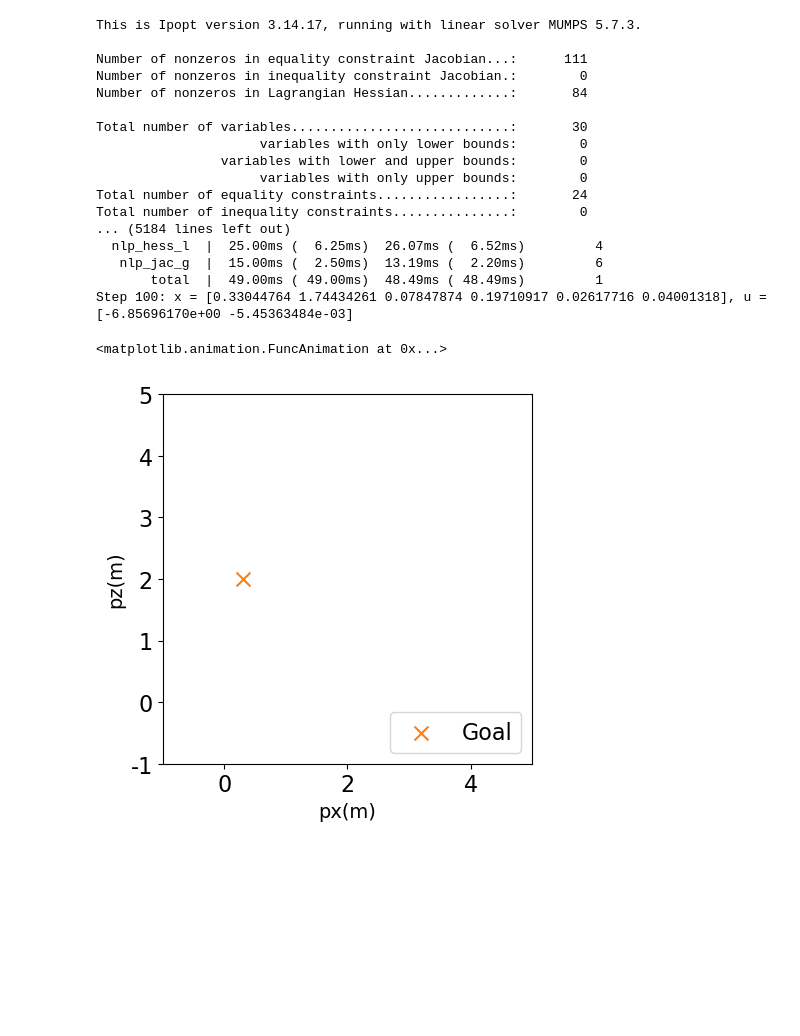
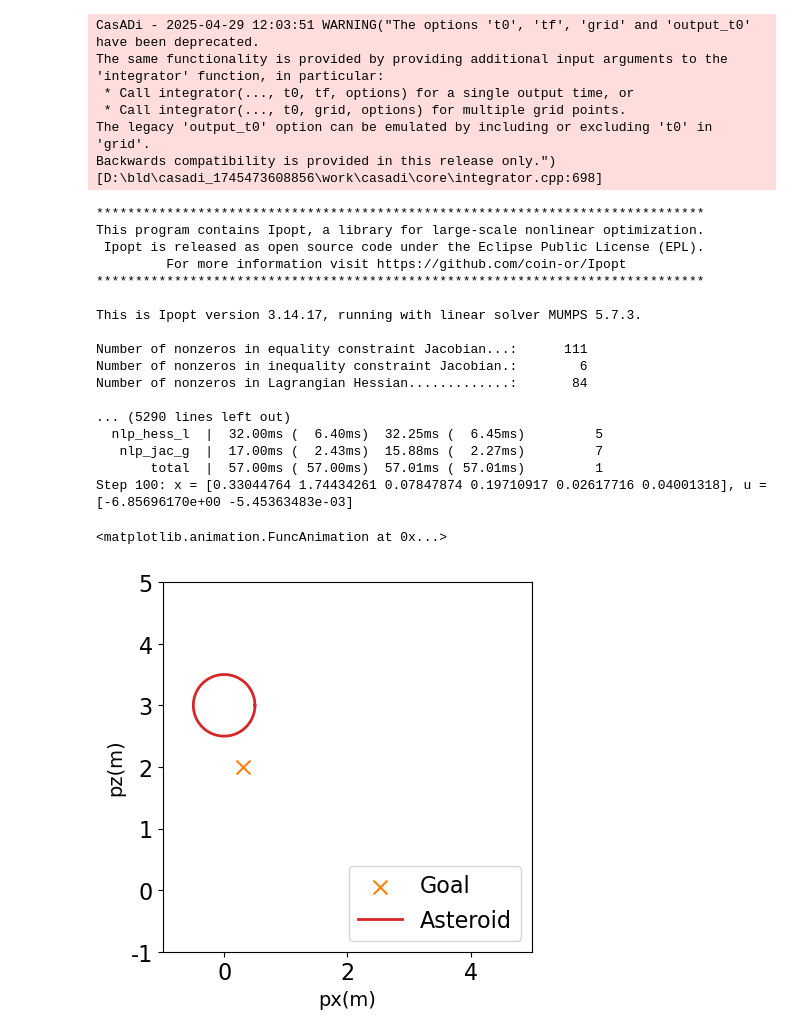
Before and after one commit to Gedlex/fpc-hackathon, a Jupyter notebook: astroid_avoidance_mpc.ipynb, the cells around one changed output. Cells and saved outputs as stored; diff of their text form; code cells hidden in the pictures; blank space fills up the shorter version.

Commit message:
MPC with asteroid avoidance

```diff
--- a/astroid_avoidance_mpc.ipynb
+++ b/astroid_avoidance_mpc.ipynb
@@ -86,6 +83,7 @@ class RocketXZMPCCtrl:
         # define optimization variables
         self.x = self.prob.variable(RocketXZConfig.nx, self._horizon+1)
         self.u = self.prob.variable(RocketXZConfig.nu, self._horizon)
+        self.asteroid_coords = self.prob.parameter(3)
         self.x_0 = self.prob.parameter(RocketXZConfig.nx)
 
         # define the objective
@@ -102,14 +100,14 @@ class RocketXZMPCCtrl:
             # system dynamics equality
             self.constraints += [self.x[:, i+1] == model.f_disc(self.x[:, i], self.u[:, i])]
 
-            # TODO: add more constraints here (e.g. asteroids)
-
+            # asteroids avoidance
+            self.constraints += [ca.norm_2(self.x[:2, i] - self.asteroid_coords[:2]) >= self.asteroid_coords[2]]
 
         self.prob.subject_to(self.constraints)
 
-
-    def compute_MPC_control(self, x: np.ndarray,):
+    def compute_MPC_control(self, x: np.ndarray, asteroid_coords: np.ndarray):
         self.prob.set_value(self.x_0, x)
+        self.prob.set_value(self.asteroid_coords, asteroid_coords)
         sol = self.prob.solve()
         u = sol.value(self.u[:, 0])
         return u
@@ -120,33 +118,58 @@ class RocketXZMPCCtrl:
 # %%
 sampling_time = 0.05
 sim_length = 100
 x_init = np.array([0., 1.0, 0.0, 0.0, 0., 0.])
 model = rocketXZModel.RocketXZModel(sampling_time)
 LQR = RocketXZLQRCtrl(sampling_time, model)
-controller = RocketXZMPCCtrl(sampling_time, model, horizon=3, x_equilibrium=np.array([0.3, 2.0, 0.0, 0.0, 0.0, 0.0]), u_equilibrium=LQR.u_equilibrium)
-x_trajectory, u_trajectory = model.simulateClosedLoop(sim_length, x_init, controller.compute_MPC_control)
-additional_lines_or_scatters = {"Goal": {"type": "scatter", "data": [[controller.x_equilibrium[0]], [controller.x_equilibrium[1]]], "color": "tab:orange", "s": 100, "marker":"x"}}
-model.animateSimulation(x_trajectory, u_trajectory, additional_lines_or_scatters=additional_lines_or_scatters)
+controller = RocketXZMPCCtrl(sampling_time, model, horizon=10, x_equilibrium=np.array([0.3, 2.0, 0.0, 0.0, 0.0, 0.0]), u_equilibrium=LQR.u_equilibrium)
+x_trajectory, u_trajectory, asteroid = model.simulateClosedLoop(sim_length, x_init, controller.compute_MPC_control)
+theta = np.linspace(0, 2 * np.pi, 100)
+asteroid_circle = np.array([
+        asteroid[0] + asteroid[2] * np.cos(theta),
+        asteroid[1] + asteroid[2] * np.sin(theta)
+    ])
+
+additional_lines_or_scatters = {
+    "Goal": {
+        "type": "scatter",
+        "data": [[controller.x_equilibrium[0]], [controller.x_equilibrium[1]]],
+        "color": "tab:orange",
+        "s": 100,
+        "marker": "x"
+    },
+    "Asteroid": {
+        "type": "line",
+        "data": asteroid_circle,
+        "color": "tab:red"
+    }
+}
+model.animateSimulation(x_trajectory, u_trajectory, additional_lines_or_scatters=additional_lines_or_scatters, )
 # %% [output]
-This is Ipopt version 3.14.17, running with linear solver MUMPS 5.7.3.
-
-Number of nonzeros in equality constraint Jacobian...:      111
-Number of nonzeros in inequality constraint Jacobian.:        0
-Number of nonzeros in Lagrangian Hessian.............:       84
-
-Total number of variables............................:       30
-                     variables with only lower bounds:        0
-                variables with lower and upper bounds:        0
-                     variables with only upper bounds:        0
-Total number of equality constraints.................:       24
-Total number of inequality constraints...............:        0
-... (5184 lines left out)
-  nlp_hess_l  |  25.00ms (  6.25ms)  26.07ms (  6.52ms)         4
-   nlp_jac_g  |  15.00ms (  2.50ms)  13.19ms (  2.20ms)         6
-       total  |  49.00ms ( 49.00ms)  48.49ms ( 48.49ms)         1
-Step 100: x = [0.33044764 1.74434261 0.07847874 0.19710917 0.02617716 0.04001318], u = [-6.85696170e+00 -5.45363484e-03]
+CasADi - 2025-04-29 12:03:51 WARNING("The options 't0', 'tf', 'grid' and 'output_t0' have been deprecated.
+The same functionality is provided by providing additional input arguments to the 'integrator' function, in particular:
+ * Call integrator(..., t0, tf, options) for a single output time, or
+ * Call integrator(..., t0, grid, options) for multiple grid points.
+The legacy 'output_t0' option can be emulated by including or excluding 't0' in 'grid'.
+Backwards compatibility is provided in this release only.") [D:\bld\casadi_1745473608856\work\casadi\core\integrator.cpp:698]
-<matplotlib.animation.FuncAnimation at 0x...>
+******************************************************************************
+This program contains Ipopt, a library for large-scale nonlinear optimization.
+ Ipopt is released as open source code under the Eclipse Public License (EPL).
+         For more information visit https://github.com/coin-or/Ipopt
+******************************************************************************
+
+This is Ipopt version 3.14.17, running with linear solver MUMPS 5.7.3.
+
+Number of nonzeros in equality constraint Jacobian...:      111
+Number of nonzeros in inequality constraint Jacobian.:        6
+Number of nonzeros in Lagrangian Hessian.............:       84
+
+... (5290 lines left out)
+  nlp_hess_l  |  32.00ms (  6.40ms)  32.25ms (  6.45ms)         5
+   nlp_jac_g  |  17.00ms (  2.43ms)  15.88ms (  2.27ms)         7
+       total  |  57.00ms ( 57.00ms)  57.01ms ( 57.01ms)         1
+Step 100: x = [0.33044764 1.74434261 0.07847874 0.19710917 0.02617716 0.04001318], u = [-6.85696170e+00 -5.45363483e-03]
+<matplotlib.animation.FuncAnimation at 0x...>
-[figure, old version]
+[figure, new version]
 # %%
 print(x_trajectory)
 print(x_trajectory.shape)
```
Also changed, not shown: parts of 2 cells of this notebook, 1 other file.
